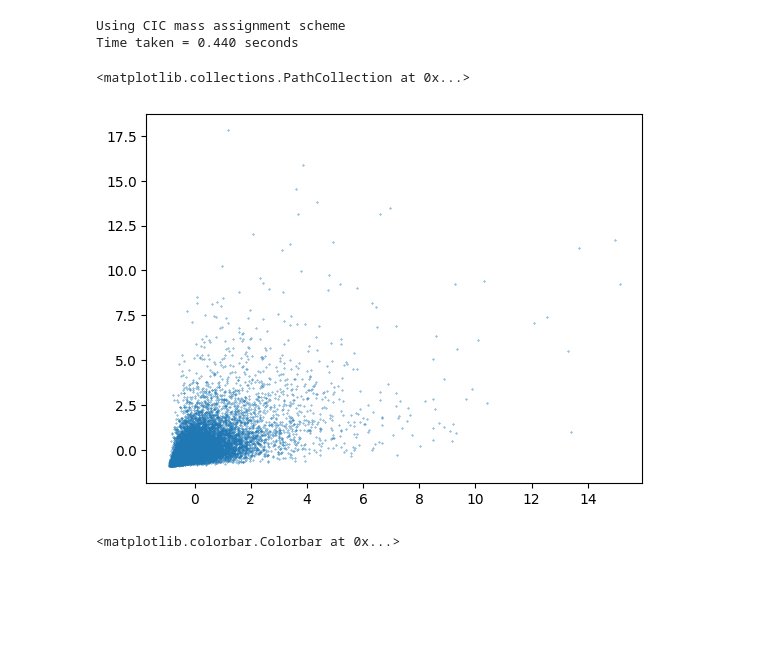
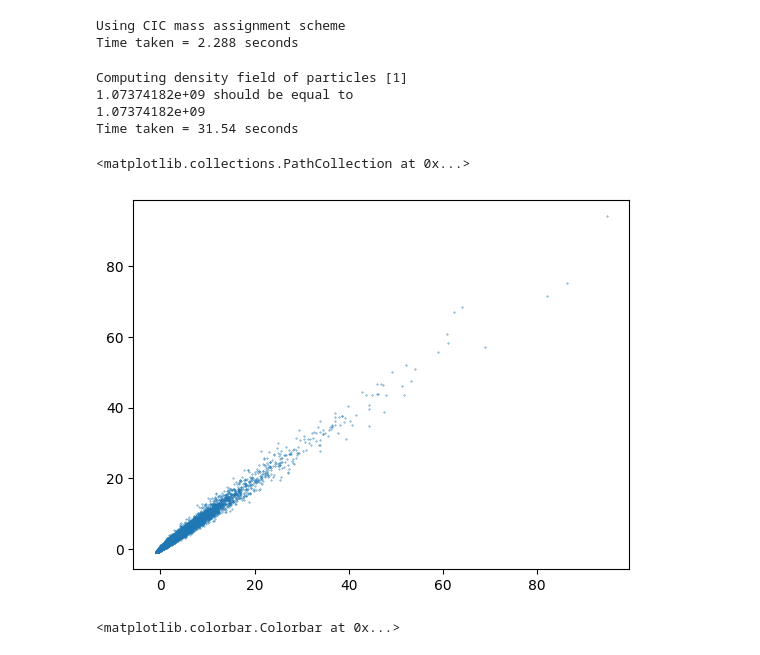
Before and after one commit to shivampcosmo/CHARM_old, a Jupyter notebook: nf/process_density_halo_NGP_FASTPM.ipynb, the cells around one changed output. Cells and saved outputs as stored; diff of their text form; code cells hidden in the pictures; blank space fills up the shorter version.

```diff
--- a/nf/process_density_halo_NGP_FASTPM.ipynb
+++ b/nf/process_density_halo_NGP_FASTPM.ipynb
@@ -123,27 +128,44 @@ def cic(coords, boxsize, Ngrid, ndim):
 # %%
 ji = 0
-root = '/mnt/home/spandey/ceph/fastpm/fiducial/hdf5_files/'
+root = '/mnt/home/spandey/ceph/fastpm/fiducial_HR/hdf5_files/'
 z = 0
 df = h5.File(root + str(ji) + '/SNAPSHOT_fastpm_B3_z' + str(z) + '.hdf5', 'r')
 pos = df['Position'][:]
-grid = 128
+grid = 256
 df_cic = np.zeros((grid,grid,grid), dtype=np.float32)
 BoxSize = 1000.0
 MASL.MA(np.float32(pos), df_cic, BoxSize, 'CIC', verbose=True)
 df_pylians_cic = df_cic/np.mean(df_cic, dtype=np.float64)-1.0
 # %% [output]
 Using CIC mass assignment scheme
-Time taken = 0.440 seconds
+Time taken = 2.288 seconds
 # %%
-df_Uniform_cic_jax = cic(jnp.array(pos), BoxSize, grid, 3)
-df_Uniform_cic_jax = np.array(df_Uniform_cic_jax/np.mean(df_Uniform_cic_jax)-1.0)
+# df_quijote = '/mnt/home/spandey/ceph/Quijote/fiducial_HR_new/Snapshots/0/snapdir_004'
+root = '/mnt/home/spandey/ceph/Quijote/fiducial_HR_new/Snapshots'
+snapnum = 4
+ptypes       = [1]
+grid         = 256
+snapshot = '%s/%d/snapdir_%03d/snap_%03d'%(root,ji,snapnum,snapnum)
+df_quijote = MASL.density_field_gadget(snapshot, ptypes, grid, MAS='CIC',
+                                do_RSD=False, axis=0, verbose=True)
+df_quijote = df_quijote/np.mean(df_quijote, dtype=np.float64)-1.0
+
+
+
+# df_Uniform_cic_jax = cic(jnp.array(pos), BoxSize, grid, 3)
+# df_Uniform_cic_jax = np.array(df_Uniform_cic_jax/np.mean(df_Uniform_cic_jax)-1.0)
+# %% [output]
+Computing density field of particles [1]
+1.07374182e+09 should be equal to
+1.07374182e+09
+Time taken = 31.54 seconds
 # %%
 # # df_Uniform_cic_jax
-# pl.figure()
-# pl.scatter(df_pylians_cic.flatten()[::100], df_Uniform_cic_jax.flatten()[::100], s=0.1)
+pl.figure()
+pl.scatter(df_quijote.flatten()[::100], df_pylians_cic.flatten()[::100], s=0.1)
 # %% [output]
 <matplotlib.collections.PathCollection at 0x...>
-[figure, old version]
+[figure, new version]
 # %%
 # pl.figure()
 # pl.subplot(121)
```
Also changed, not shown: parts of 16 cells of this notebook, 34 other files.
